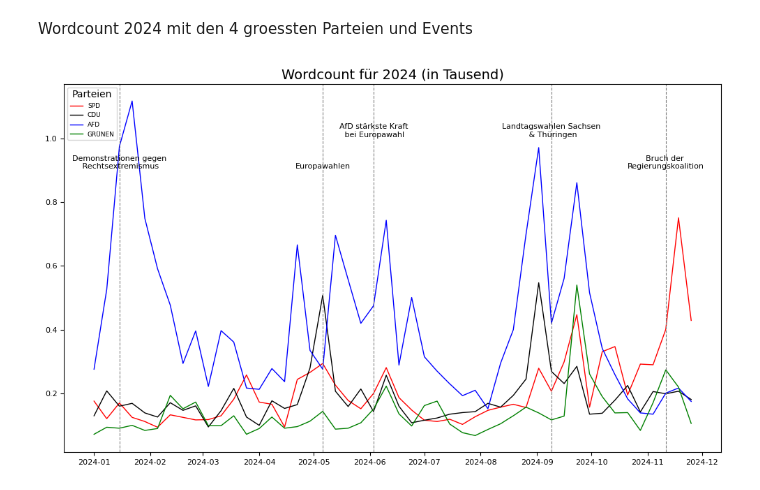
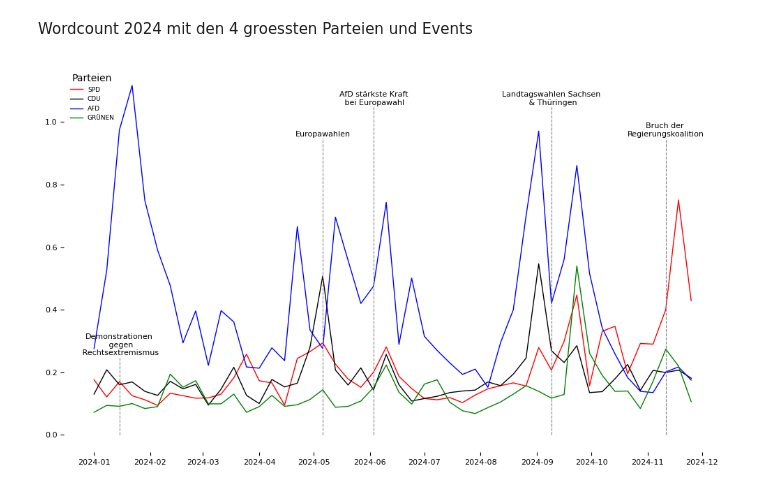
Before and after one commit to Reimser/ads_05_studienarbeit, a Jupyter notebook: source/notebooks/visualize.ipynb, the cells around one changed output. Cells and saved outputs as stored; diff of their text form; code cells hidden in the pictures.

```diff
--- a/source/notebooks/visualize.ipynb
+++ b/source/notebooks/visualize.ipynb
@@ -207,6 +203,10 @@ plt.show()
 # %% [markdown]
 Wordcount 2024 mit den 4 groessten Parteien und Events
 # %%
+import matplotlib.pyplot as plt
+import matplotlib.ticker as mticker
+import pandas as pd
+
 # Relevante Parteienfarben
 parteifarben = {
     "spd": "red",
@@ -223,7 +223,7 @@ df_grouped_wordcount = wordcount_2024.groupby(["week", "word"])["count"].sum().r
 
 # Events für 2024
 events = [
-    {"date": "2024-01-15", "label": "Demonstrationen gegen\n Rechtsextremismus", "y_position": 900},
+    {"date": "2024-01-15", "label": "Demonstrationen\n gegen\n Rechtsextremismus", "y_position": 200},
     {"date": "2024-05-06", "label": "Europawahlen", "y_position": 900},
     {"date": "2024-06-03", "label": "AfD stärkste Kraft\n bei Europawahl", "y_position": 1000},
     {"date": "2024-09-09", "label": "Landtagswahlen Sachsen\n & Thüringen", "y_position": 1000},
@@ -239,38 +239,50 @@ for word in ["spd", "cdu", "afd", "grünen"]:
     temp_df = df_grouped_wordcount[df_grouped_wordcount["word"] == word]
     ax1.plot(
         temp_df["week"],
         temp_df["count"],
         label=word.upper(),
         color=parteifarben.get(word, "grey"),
         linewidth=1,
     )
 
 # Achsentitel und Skalierung
-
-
 ax1.tick_params(axis="y", labelsize=8, labelcolor="black")
 ax1.tick_params(axis="x", labelsize=8)
 ax1.yaxis.set_major_formatter(mticker.FuncFormatter(lambda x, _: f"{x * 0.001:.1f}"))
 
-# Ereignisse markieren
+# Ereignisse markieren und Position der Textbeschriftung anpassen
 for event in events:
-    plt.axvline(pd.to_datetime(event["date"]), color="grey", linestyle="--", linewidth=0.8)
+    # Linie von der X-Achse bis zur Y-Position der Beschriftung zeichnen
+    plt.plot(
+        [pd.to_datetime(event["date"]), pd.to_datetime(event["date"])],
+        [0, event["y_position"] + 50],  # Y-Werte von 0 bis zur Position der Beschriftung
+        color="grey", linestyle="--", linewidth=0.8
+    )
+
+    # Textbeschriftung hinzufügen, leicht verschoben
     plt.text(
         pd.to_datetime(event["date"]),
-        event["y_position"],
+        event["y_position"] + 50,  # Verschiebung nach oben
         event["label"],
         rotation=0,  # Waagerecht (0 Grad)
         fontsize=8,
         va="bottom",
         ha="center",
+        color="black"  # Schriftfarbe in Schwarz
     )
 
+
+# Entferne die rechte Umrandung (Spine)
+ax1.spines["right"].set_linewidth(0)  # Entferne die rechte Linie
+ax1.spines["left"].set_linewidth(0)   # Entferne die linke Linie
+ax1.spines["top"].set_linewidth(0)    # Entferne die obere Linie
+ax1.spines["bottom"].set_linewidth(0)  # Entferne die untere Linie
+
 # Legende
-plt.legend(title="Parteien", loc="upper left", fontsize=6.5)
-plt.title("Wordcount für 2024 (in Tausend)", fontsize=14)
+plt.legend(title="Parteien", loc="upper left", fontsize=6.5, facecolor="white", edgecolor="white", labelcolor="black")
 plt.tight_layout()
 
 # Plot anzeigen
 plt.show()
 # %% [output]
-[figure, old version]
+[figure, new version]
```
Also changed, not shown: parts of 2 cells of this notebook, 2 other files.
